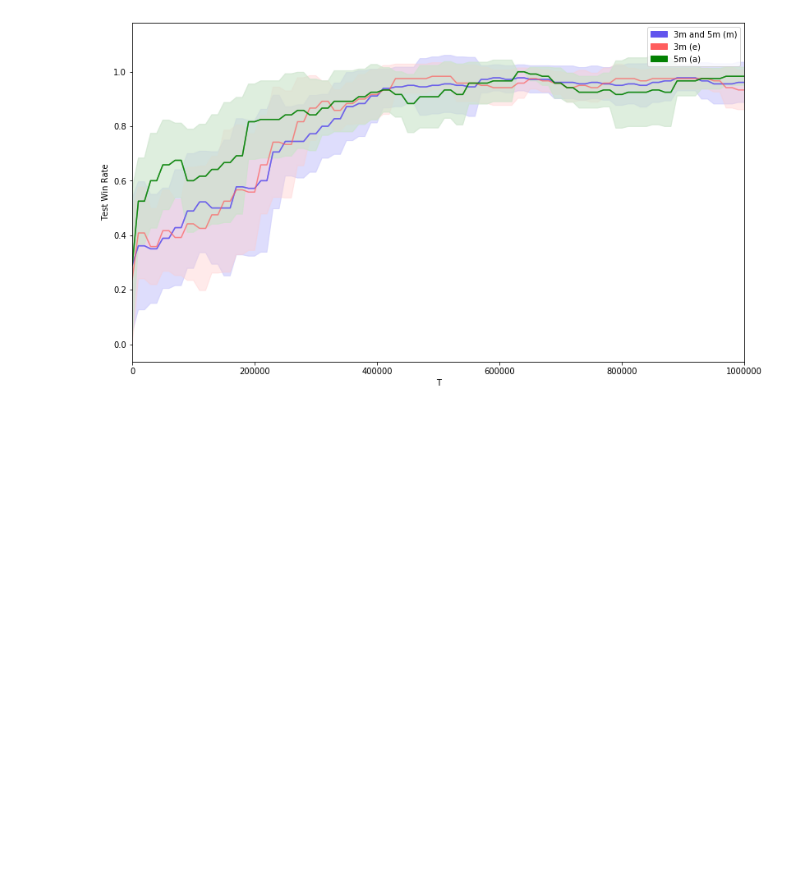
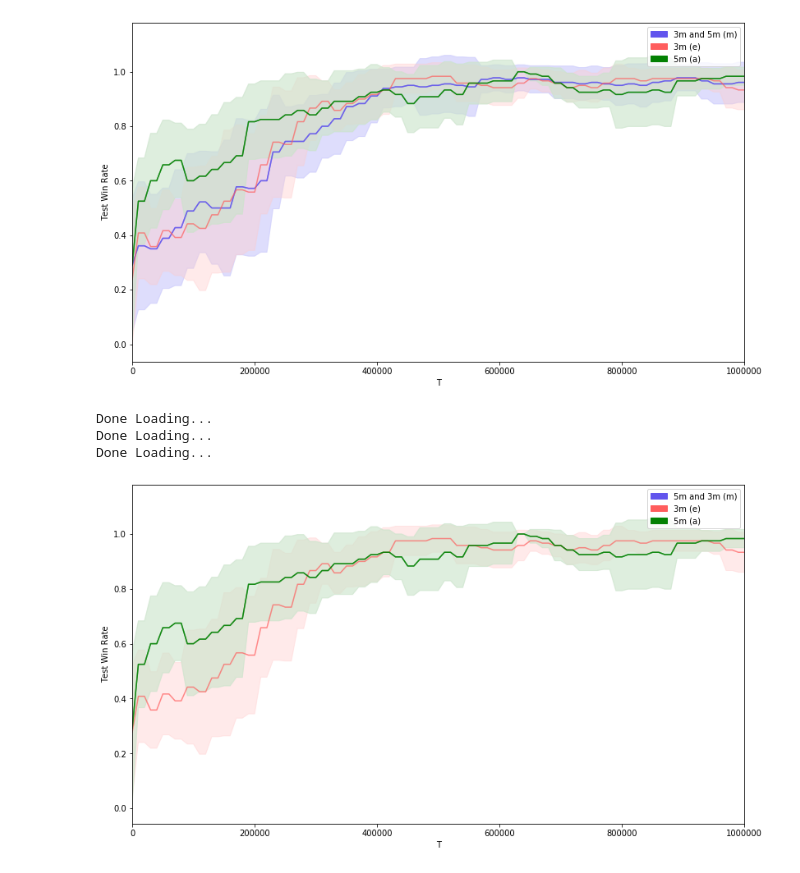
Before and after one commit to nicholasburden/pymarl, a Jupyter notebook: analysis/analysis2.ipynb, the cells around one changed output. Cells and saved outputs as stored; diff of their text form; code cells hidden in the pictures; blank space fills up the shorter version.

```diff
--- a/analysis/analysis2.ipynb
+++ b/analysis/analysis2.ipynb
@@ -467,3 +467,29 @@ Property str not available: test_battle_won_mean not in results for run {'name':
 Property str not available: test_battle_won_mean not in results for run {'name': 'vdn', 'label': '3m_and_5m', '_id': 86892}
 Property str not available: test_battle_won_mean not in results for run {'name': 'vdn', 'label': '3m_and_5m', '_id': 86902}
 [figure]
+# %%
+
+
+#Dual training
+data__5m_and_3m = mongo_central.get_name_label_names("", "5m_and_3m")
+data__3m = mongo_central.get_name_label_names("", "conv_ddpg_input_grid_3m_12x12_vdn_short")
+data__5m = mongo_central.get_name_label_names("", "conv_ddpg_input_grid_5m_12x12_vdn_short")
+
+
+bavg1 = bundle_average(mongo_central,
+                      [("5m and 3m", data__5m_and_3m, "test_battle_won_mean", "test_battle_won_mean_T"),
+                       ("3m", data__3m, "test_battle_won_mean", "test_battle_won_mean_T"),
+                       ("5m", data__5m, "test_battle_won_mean", "test_battle_won_mean_T"),
+                      ],
+                      no_fails=True,
+                      window=100000)
+
+
+a = plot_bundle_avgs(bavg1,
+                     figsize=(15,8),
+                    max_x = 1000000)
+# %% [output]
+Done Loading...
+Done Loading...
+Done Loading...
+[figure, added]
```
Also changed, not shown: parts of 1 cell of this notebook, 1 other file.
